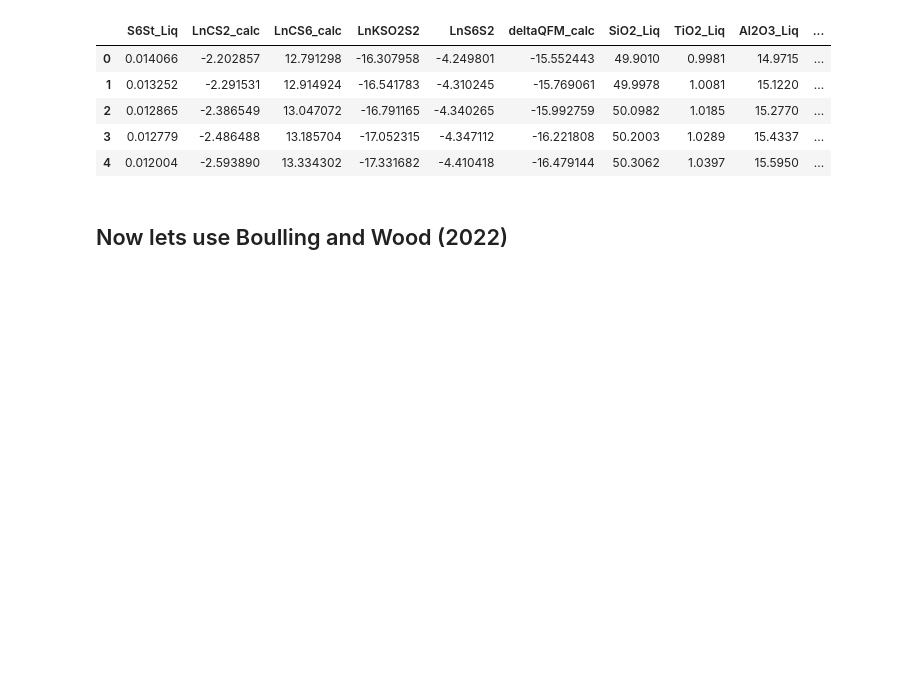
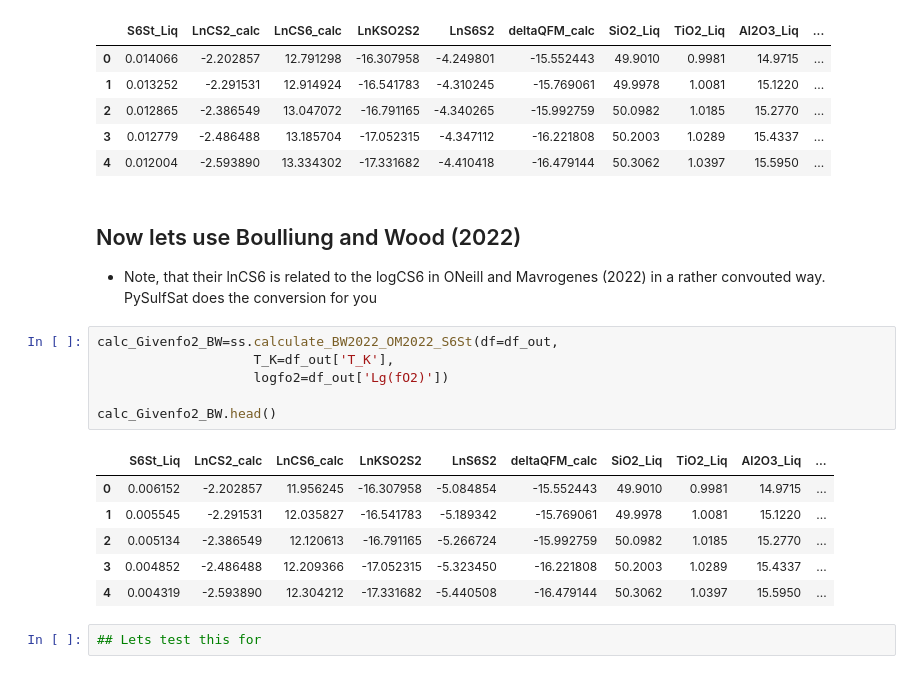
Before and after one commit to PennyWieser/PySulfSat, a Jupyter notebook: docs/Examples/S6_S2_Corrections/CS6_S6ST_Correction.ipynb, the cells around one changed output. Drawn from its saved outputs; the diff is of its cells as text; blank space fills up the shorter version.

```diff
--- a/docs/Examples/S6_S2_Corrections/CS6_S6ST_Correction.ipynb
+++ b/docs/Examples/S6_S2_Corrections/CS6_S6ST_Correction.ipynb
@@ -51,4 +57,20 @@ calc_Givenfo2.head()
 | 3 | 0.012779 | -2.486488 | 13.185704 | -17.052315 | -4.347112 | -16.221808 | 50.2003 | 1.0289 | 15.4337 | ... |
 | 4 | 0.012004 | -2.593890 | 13.334302 | -17.331682 | -4.410418 | -16.479144 | 50.3062 | 1.0397 | 15.5950 | ... |
 # %% [markdown]
-## Now lets use Boulling and Wood (2022)
+## Now lets use Boulliung and Wood (2022)
+- Note, that their lnCS6 is related to the logCS6 in ONeill and Mavrogenes (2022) in a rather convouted way. PySulfSat does the conversion for you
+# %%
+calc_Givenfo2_BW=ss.calculate_BW2022_OM2022_S6St(df=df_out,
+                    T_K=df_out['T_K'],
+                    logfo2=df_out['Lg(fO2)'])
+
+calc_Givenfo2_BW.head()
+# %% [output]
+|  | S6St_Liq | LnCS2_calc | LnCS6_calc | LnKSO2S2 | LnS6S2 | deltaQFM_calc | SiO2_Liq | TiO2_Liq | Al2O3_Liq | ... |
+| 0 | 0.006152 | -2.202857 | 11.956245 | -16.307958 | -5.084854 | -15.552443 | 49.9010 | 0.9981 | 14.9715 | ... |
+| 1 | 0.005545 | -2.291531 | 12.035827 | -16.541783 | -5.189342 | -15.769061 | 49.9978 | 1.0081 | 15.1220 | ... |
+| 2 | 0.005134 | -2.386549 | 12.120613 | -16.791165 | -5.266724 | -15.992759 | 50.0982 | 1.0185 | 15.2770 | ... |
+| 3 | 0.004852 | -2.486488 | 12.209366 | -17.052315 | -5.323450 | -16.221808 | 50.2003 | 1.0289 | 15.4337 | ... |
+| 4 | 0.004319 | -2.593890 | 12.304212 | -17.331682 | -5.440508 | -16.479144 | 50.3062 | 1.0397 | 15.5950 | ... |
+# %%
+## Lets test this for
```
Also changed, not shown: parts of 3 cells of this notebook, 4 other files.
